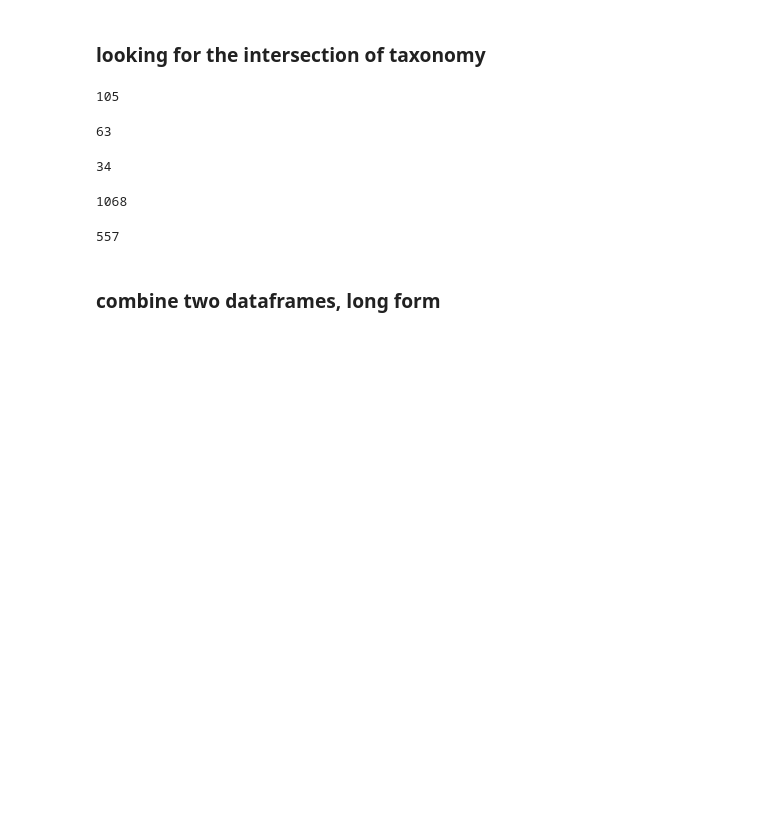
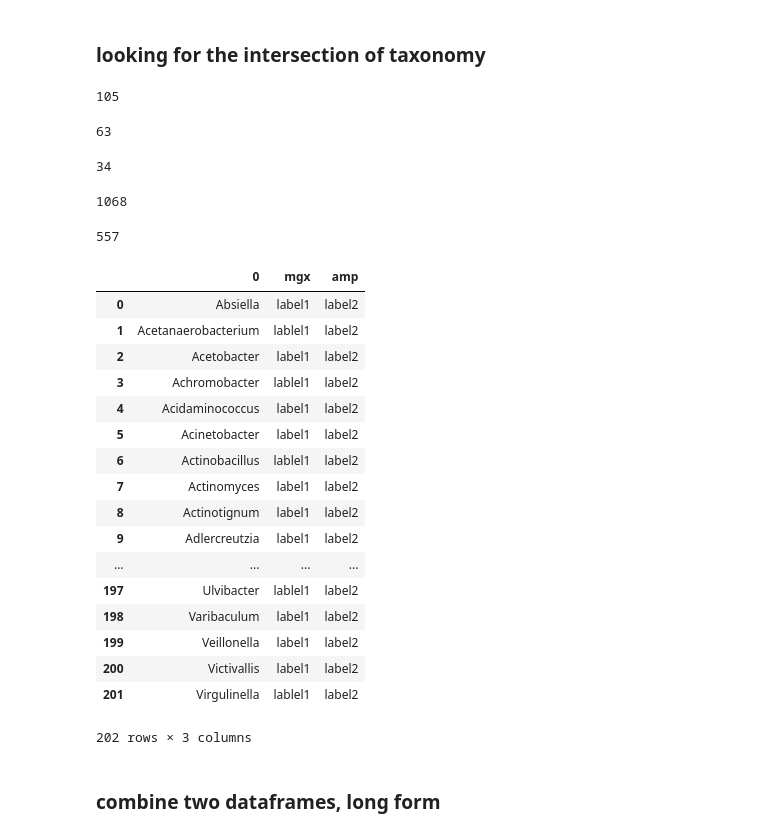
Before and after one commit to Klepac-Ceraj-Lab/thesis, a Jupyter notebook: paper-abundance-tables/metaphlan3-abundance-table.ipynb, the cells around one changed output. Cells and saved outputs as stored; diff of their text form; code cells hidden in the pictures; blank space fills up the shorter version.

```diff
--- a/paper-abundance-tables/metaphlan3-abundance-table.ipynb
+++ b/paper-abundance-tables/metaphlan3-abundance-table.ipynb
@@ -281,0 +305,3 @@ color_list = []
+# %%
+mgx_list = []
+amp_list = []
@@ -282,21 +310,41 @@ color_list = []
 # %%
 for taxa in union:
     if taxa in intersection:
-        method_list.append("both")
-        color_list.append("#9ebcda")
+        mgx_list.append("label1")
+        amp_list.append("label2")
     else:
         if taxa in amp_only:
-            method_list.append("amp")
-            color_list.append("#fa9fb5")
+            mgx_list.append("lablel1")
+            amp_list.append("label2")
         elif taxa in mgx_only:
-            method_list.append("mgx")
-            color_list.append("#7fcdbb")
+            mgx_list.append("label1")
+            amp_list.append("label2")
 # %%
 pd.DataFrame(union).to_csv('/Users/danielle/Documents/thesis/paper-phylogeny/all_taxa.txt', index=False, header=False)
 # %%
 pd.DataFrame(union).to_csv('all_taxa.txt', index=False, header=False)
-# %%
-# union_df["method"] = method_list
-union_df["label"] = "label"
-union_df["color"] = color_list
+# %%
+union_df["mgx"] = mgx_list
+union_df["amp"] = amp_list
+# %%
+union_df
+# %% [output]
+|  | 0 | mgx | amp |
+| 0 | Absiella | label1 | label2 |
+| 1 | Acetanaerobacterium | lablel1 | label2 |
+| 2 | Acetobacter | label1 | label2 |
+| 3 | Achromobacter | lablel1 | label2 |
+| 4 | Acidaminococcus | label1 | label2 |
+| 5 | Acinetobacter | label1 | label2 |
+| 6 | Actinobacillus | lablel1 | label2 |
+| 7 | Actinomyces | label1 | label2 |
+| 8 | Actinotignum | label1 | label2 |
+| 9 | Adlercreutzia | label1 | label2 |
+| ... | ... | ... | ... |
+| 197 | Ulvibacter | lablel1 | label2 |
+| 198 | Varibaculum | label1 | label2 |
+| 199 | Veillonella | label1 | label2 |
+| 200 | Victivallis | label1 | label2 |
+| 201 | Virgulinella | lablel1 | label2 |
+202 rows × 3 columns
 # %%
```
Also changed, not shown: parts of 14 cells of this notebook, 5 other files.
